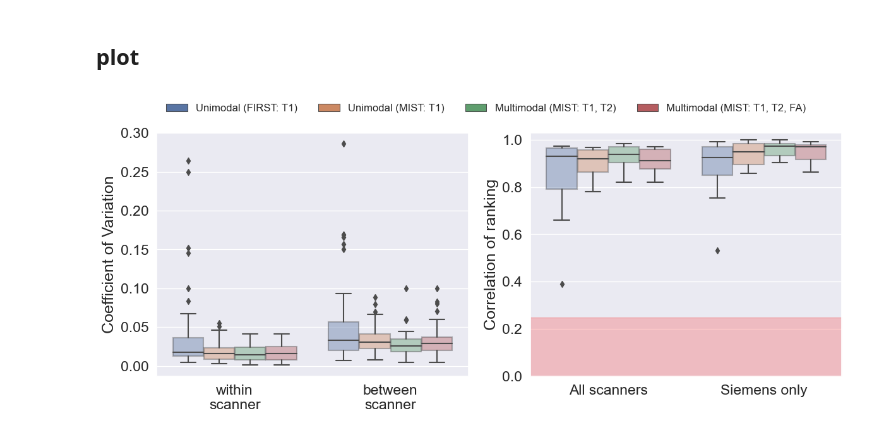
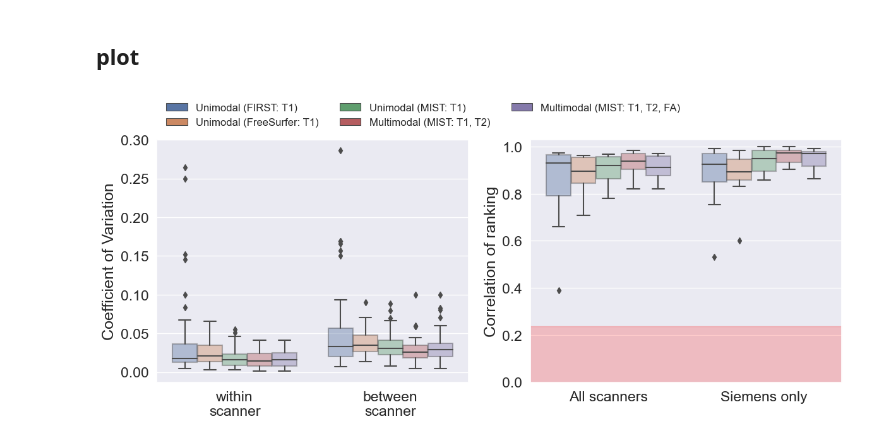
Before and after one commit to SPMIC-UoN/3T_MRI_harmonisation, a Jupyter notebook: scripts/first_vs_mist.ipynb, the cells around one changed output. Drawn from its saved outputs; the diff is of its cells as text; code cells hidden in the pictures.

Commit message:
added freesurfer comparison

```diff
--- a/scripts/first_vs_mist.ipynb
+++ b/scripts/first_vs_mist.ipynb
@@ -276,12 +329,7 @@ def get_null_corr(figobj, nsamp1=10, nsamp2=6, niter=1000):
 # %%
 # mist includes:
-# Putamen
-# Globus pallidus
-# Caudate nucleus (including nucleus accumbens)
-# Thalamus
 
-
-# get FIRST IDPs
+# get IDPs
 first_hdrs = ['T1_FIRST_left_thalamus', 'T1_FIRST_right_thalamus',
               'T1_FIRST_left_pallidum', 'T1_FIRST_right_pallidum',
               'T1_FIRST_left_putamen', 'T1_FIRST_right_putamen',
@@ -291,24 +339,17 @@ first_hdrs = ['T1_FIRST_left_thalamus', 'T1_FIRST_right_thalamus',
               'T1_FIRST_left_accumbens', 'T1_FIRST_right_accumbens'
              ]
 
-
 mist_hdrs = ['mist_left_thalamus', 'mist_right_thalamus',
              'mist_left_pallidum', 'mist_right_pallidum',
              'mist_left_putamen','mist_right_putamen',
              'mist_left_hippocampus', 'mist_right_hippocampus',
              'mist_left_amygdala', 'mist_right_amygdala',
              'mist_left_caudate_accumbens', 'mist_right_caudate_accumbens'
-#              ,'mist_left_red_nucleus', 'mist_right_red_nucleus',
-#               'mist_left_substantia_nigra','mist_right_substantia_nigra',
-#              'mist_left_subthalamic_nucleus', 'mist_right_subthalamic_nucleus'
              ]
 
 mist1_hdrs = [h.replace('mist', 'mist1') for h in mist_hdrs]
 mist2_hdrs = [h.replace('mist', 'mist2') for h in mist_hdrs]
 mist3_hdrs = [h.replace('mist', 'mist3') for h in mist_hdrs]
-
-
-# first_idps = [i for i in hdrs if 'FIRST' in i]
 
 # sum FIRST caudate and accumbens to match MIST
 seg_df = df[basic_info_hdrs + first_hdrs].copy()
@@ -321,8 +362,6 @@ for l in ['T1_FIRST_left_caudate', 'T1_FIRST_right_caudate', 'T1_FIRST_left_accu
     seg_df.drop(l, axis=1, inplace=True)
     first_hdrs.remove(l)
 
-idp_hdrs = first_hdrs + mist1_hdrs + mist2_hdrs + mist3_hdrs
-# idp_hdrs = first_hdrs + mist2_hdrs + mist3_hdrs
-
-
+idp_hdrs = first_hdrs + mist1_hdrs + mist2_hdrs + mist3_hdrs + fs_hdrs
 seg_df = pd.merge(seg_df, mistdf, on="session", how="left")
+seg_df = pd.merge(seg_df, df_fs, on="session", how="left")
@@ -350,10 +405,14 @@ for sub in ["13192", "14229", "14230", "14482"]:
 seg_cov['IDP'] = seg_cov['IDP'].str.replace('T1_', '')
 seg_cov['IDP'] = seg_cov['IDP'].str.replace('left_', '')
 seg_cov['IDP'] = seg_cov['IDP'].str.replace('right_', '')
+seg_cov['IDP'] = seg_cov['IDP'].str.replace('Left-', '')
+seg_cov['IDP'] = seg_cov['IDP'].str.replace('Right-', '')
+seg_cov['IDP'] = seg_cov['IDP'].str.replace('_aseg_Volume_mm3_', ' ')
 seg_cov['IDP'] = seg_cov['IDP'].str.replace('_', ' ')
 seg_cov['IDP'] = seg_cov['IDP'].str.title()
 seg_cov['IDP'] = seg_cov['IDP'].str.replace('First', 'FIRST')
 seg_cov['IDP'] = seg_cov['IDP'].str.replace('Mist', 'MIST')
+
 
 # add a method column denoting whether FIRST or MIST
 seg_cov['Method'] = seg_cov['IDP']
@@ -361,6 +420,7 @@ seg_cov.loc[seg_cov['Method'].str.contains('FIRST'), 'Method'] = 'Unimodal (FIRS
 seg_cov.loc[seg_cov['Method'].str.contains('MIST1'), 'Method'] = 'Unimodal (MIST: T1)'
 seg_cov.loc[seg_cov['Method'].str.contains('MIST2'), 'Method'] = 'Multimodal (MIST: T1, T2)'
 seg_cov.loc[seg_cov['Method'].str.contains('MIST3'), 'Method'] = 'Multimodal (MIST: T1, T2, FA)'
+seg_cov.loc[seg_cov['Method'].str.contains('Freesurfer'), 'Method'] = 'Unimodal (FreeSurfer: T1)'
 # %% [markdown]
 ## IDP-wise subject ranking
 # %%
@@ -406,10 +466,14 @@ plotdf = pd.concat((corrdf, corrdf_sie))
 plotdf['IDP'] = plotdf['IDP'].str.replace('T1_', '')
 plotdf['IDP'] = plotdf['IDP'].str.replace('left_', '')
 plotdf['IDP'] = plotdf['IDP'].str.replace('right_', '')
+plotdf['IDP'] = plotdf['IDP'].str.replace('Left-', '')
+plotdf['IDP'] = plotdf['IDP'].str.replace('Right-', '')
+plotdf['IDP'] = plotdf['IDP'].str.replace('_aseg_Volume_mm3_', ' ')
 plotdf['IDP'] = plotdf['IDP'].str.replace('_', ' ')
 plotdf['IDP'] = plotdf['IDP'].str.title()
 plotdf['IDP'] = plotdf['IDP'].str.replace('First', 'FIRST')
 plotdf['IDP'] = plotdf['IDP'].str.replace('Mist', 'MIST')
+
 
 # add a method column denoting whether FIRST or MIST
 plotdf['Method'] = plotdf['IDP']
@@ -417,34 +481,39 @@ plotdf.loc[plotdf['Method'].str.contains('FIRST'), 'Method'] = 'Unimodal (FIRST:
 plotdf.loc[plotdf['Method'].str.contains('MIST1'), 'Method'] = 'Unimodal (MIST: T1)'
 plotdf.loc[plotdf['Method'].str.contains('MIST2'), 'Method'] = 'Multimodal (MIST: T1, T2)'
 plotdf.loc[plotdf['Method'].str.contains('MIST3'), 'Method'] = 'Multimodal (MIST: T1, T2, FA)'
+plotdf.loc[plotdf['Method'].str.contains('Freesurfer'), 'Method'] = 'Unimodal (FreeSurfer: T1)'
 # %% [markdown]
 ## plot
 # %%
 sns.set(font_scale = 1.5)
 fig, axes = plt.subplots(1, 2, figsize=(14, 5))
 
 # CoV
 g = sns.boxplot(data=seg_cov, x='scanners', y='value', hue='Method',
-                boxprops={'alpha': 0.4}, palette="deep", ax=axes[0])
+                boxprops={'alpha': 0.4}, palette="deep", ax=axes[0],
+               hue_order=['Unimodal (FIRST: T1)', 'Unimodal (FreeSurfer: T1)',
+                          'Unimodal (MIST: T1)', 'Multimodal (MIST: T1, T2)',
+                          'Multimodal (MIST: T1, T2, FA)'])
 axes[0].set_ylabel('Coefficient of Variation');
 axes[0].set_xlabel('');
-# axes[0].legend([], [], frameon=False);
-# axes[0].legend(loc='upper left', fontsize=14, frameon=False);
-axes[0].legend(loc='center left', frameon=False, fontsize=12, bbox_to_anchor=(0, 1.1), ncol=4)
+axes[0].legend(loc='center left', frameon=False, fontsize=12, bbox_to_anchor=(0, 1.1), ncol=3)
 
 # CorrRanking
 g = sns.boxplot(data=plotdf, x='scanners', y='value', hue='Method',
-                boxprops={'alpha': 0.4}, ax=axes[1])
+                boxprops={'alpha': 0.4}, ax=axes[1],
+               hue_order=['Unimodal (FIRST: T1)', 'Unimodal (FreeSurfer: T1)',
+                          'Unimodal (MIST: T1)', 'Multimodal (MIST: T1, T2)',
+                          'Multimodal (MIST: T1, T2, FA)'])
 axes[1].set_xlabel('');
 axes[1].set_ylabel('Correlation of ranking');
 axes[1].legend([], [], frameon=False);
 # axes[1].legend(loc='lower right', fontsize=14, frameon=False);
 
 get_null_corr(g)
 
 plt.savefig(f'{fig_out}/mist_cov_corrrank.png', dpi=500, bbox_inches='tight')
 # %% [output]
-[figure, old version]
+[figure, new version]
 # %%
 seg_cov.groupby(['Method', 'scanners']).median()
 # %% [output]
```
Also changed, not shown: parts of 9 cells of this notebook.
